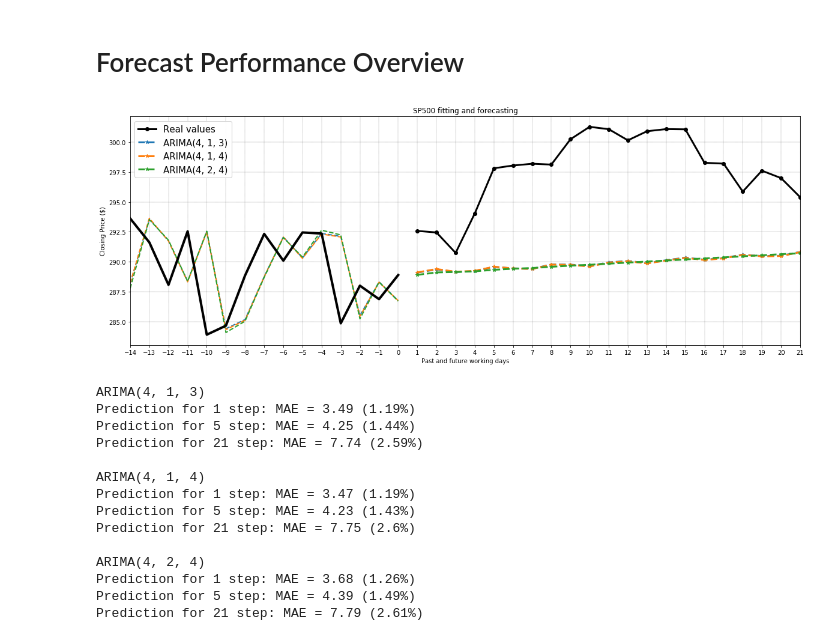
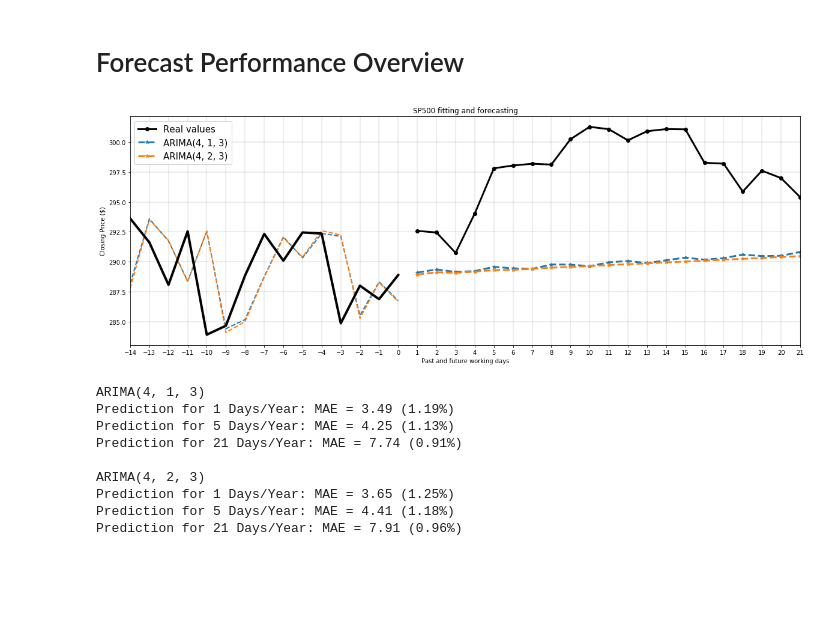
Before and after one commit to DidierRLopes/UnivariateTimeSeriesForecast, a Jupyter notebook: ARIMA.ipynb, the cells around one changed output. Cells and saved outputs as stored; diff of their text form; code cells hidden in the pictures; blank space fills up the shorter version.

```diff
--- a/ARIMA.ipynb
+++ b/ARIMA.ipynb
@@ -59,15 +59,15 @@ def absolute_percentage_error(y_true, y_pred):
         print("Division by zero!")
         return None;
     else:
-        return 100*(abs((y_pred - y_true) / y_true));
+        return 100*(abs((y_pred - y_true.T) / y_true));
 # %%
 # Compute MAPE over an array of different horizons
 def horizonMAPE(y_true, y_pred, horizonSteps):
-    ape = absolute_percentage_error(y_true, y_pred);
+    ape = absolute_percentage_error(y_true.T, y_pred);
     if ape is not None:
         list_MAPE = list()
         for i in horizonSteps:
-            list_MAPE.append(round(np.mean(ape[:i]), 2))
+            list_MAPE.append(round(np.mean(ape[0,:i]), 2))
         return list_MAPE;
 # %%
 # Evaluate combinations of p, d and q values for an ARIMA model
@@ -574,17 +569,22 @@ len(X)
+# %%
+Xcv, ycv = ARIMA_train_val_forwardChaining(sequence = df_Train.values[-540:],
+                                           minSamplesTrain = 200,
+                                           n_steps_forecast = stepsToForecast[-1],
+                                           n_steps_jump = 10)
 # %%
 labels = ['ARIMA(4, 2, 3)',
           'ARIMA(4, 1, 3)',
           'ARIMA(4, 2, 4)']
+
 dict_MAE = {}
-
 for model_str in labels:
     list_conv = list()
     list_mae = list()
     list_mape = list()
     print("%s" % model_str);
-    for i in np.arange(len(X)):
+    for i in np.arange(len(Xcv)):
         try:
-            model = ARIMA(X[i], order=parse_tuple(model_str[5:]));
+            model = ARIMA(Xcv[i], order=parse_tuple(model_str[5:]));
             model_fit = model.fit(disp=0);
 
             if (~np.isnan(model_fit.mle_retvals.get('fopt'))):
@@ -593,20 +593,21 @@ for model_str in labels:
                 else:
                     predictions_array = model_fit.forecast(steps=stepsToForecast[-1])[0];
 
-                list_conv.append(i)
+                list_conv.append(i+1)
 
-                mae = horizonMAE(Xcv[i], predictions_array, stepsToForecast)
+                mae = horizonMAE(ycv[i], predictions_array, stepsToForecast)
                 list_mae.append(mae)
 
-                mape = horizonMAPE(Xcv[i], predictions_array, stepsToForecast)
+                mape = horizonMAPE(ycv[i], predictions_array, stepsToForecast)
                 list_mape.append(mape)
 
-                print("%d/%d - Success" % (i+1, len(X)));
+                print("%d/%d - Success" % (i+1, len(Xcv)));
             else:
-                print("%d/%d - No" % (i+1, len(X)));
+                print("%d/%d - No" % (i+1, len(Xcv)));
         except:
-            print("%d/%d - No" % (i+1, len(X)));
+            print("%d/%d - No" % (i+1, len(Xcv)));
             continue
+    print("")
 
     dict_MAE[model_str] =  {'conv': list_conv, 'mae': list_mae, 'mape': list_mape}
 # %% [output]
@@ -955,41 +958,39 @@ plt.show()
 # %%
 labels = ['Real Closing price',
           'ARIMA(4, 1, 3)',
-          'ARIMA(4, 1, 4)',
-          'ARIMA(4, 2, 4)']
+          'ARIMA(4, 2, 3)']
 
 plt.figure(figsize=(20,7))
 plt.title(title + ' fitting and forecasting')
 plt.plot(1+np.arange(stepsToForecast[-1]), df_test.values, 'k-o', linewidth = 3, label='Real values')
 for i in np.arange(len(labels)-1):
     arimaPlot = plt.plot(1+np.arange(stepsToForecast[-1]), dict_arimaPred[labels[i+1]], '--*' , linewidth = 3, label = labels[i+1] )
     plt.plot(1+np.arange(previousStepsToShow)-previousStepsToShow, dict_arimaFit[labels[i+1]][-previousStepsToShow:], '--' , linewidth = 2, color=arimaPlot[0].get_color())
 plt.legend(loc='upper left', framealpha=0.95)
 plt.plot(1+np.arange(previousStepsToShow)-previousStepsToShow, df_train.values[-previousStepsToShow:], 'k', linewidth = 4 ) # label = labels[i+1]  legenda
 plt.grid(color='k', linestyle='--', linewidth=.2)
 plt.xlim([1-previousStepsToShow,+stepsToForecast[-1]])
 plt.xticks(1+np.arange(-previousStepsToShow, stepsToForecast[-1]))
 plt.xlabel('Past and future working days')
 plt.ylabel(ylab);
 plt.show()
 
-for i in np.arange(len(labels)-1):
+for i in np.arange(len(labels[1:])):
+    mae  = horizonMAE(df_test.values, dict_arimaPred[labels[i+1]], stepsToForecast)
+    mape = horizonMAPE(df_test.values, dict_arimaPred[labels[i+1]], stepsToForecast)
     print(labels[i+1])
-    printMAEpred(df_test.values, dict_arimaPred[labels[i+1]], stepsToForecast)
-    print(" ")
+    for i in np.arange(len(stepsToForecast)):
+        print('Prediction for ' + str(stepsToForecast[i]) + ' ' + xlab + ': MAE = ' \
+              + str(round(mae[i], 2)) + ' (' + str(round(mape[i], 2)) + '%)' )
+    print("")
 # %% [output]
-[figure, old version]
+[figure, new version]
 ARIMA(4, 1, 3)
-Prediction for 1 step: MAE = 3.49 (1.19%)
-Prediction for 5 step: MAE = 4.25 (1.44%)
-Prediction for 21 step: MAE = 7.74 (2.59%)
+Prediction for 1 Days/Year: MAE = 3.49 (1.19%)
+Prediction for 5 Days/Year: MAE = 4.25 (1.13%)
+Prediction for 21 Days/Year: MAE = 7.74 (0.91%)
 
-ARIMA(4, 1, 4)
-Prediction for 1 step: MAE = 3.47 (1.19%)
-Prediction for 5 step: MAE = 4.23 (1.43%)
-Prediction for 21 step: MAE = 7.75 (2.6%)
-
-ARIMA(4, 2, 4)
-Prediction for 1 step: MAE = 3.68 (1.26%)
-Prediction for 5 step: MAE = 4.39 (1.49%)
-Prediction for 21 step: MAE = 7.79 (2.61%)
+ARIMA(4, 2, 3)
+Prediction for 1 Days/Year: MAE = 3.65 (1.25%)
+Prediction for 5 Days/Year: MAE = 4.41 (1.18%)
+Prediction for 21 Days/Year: MAE = 7.91 (0.96%)
```
Also changed, not shown: parts of 9 cells of this notebook.
